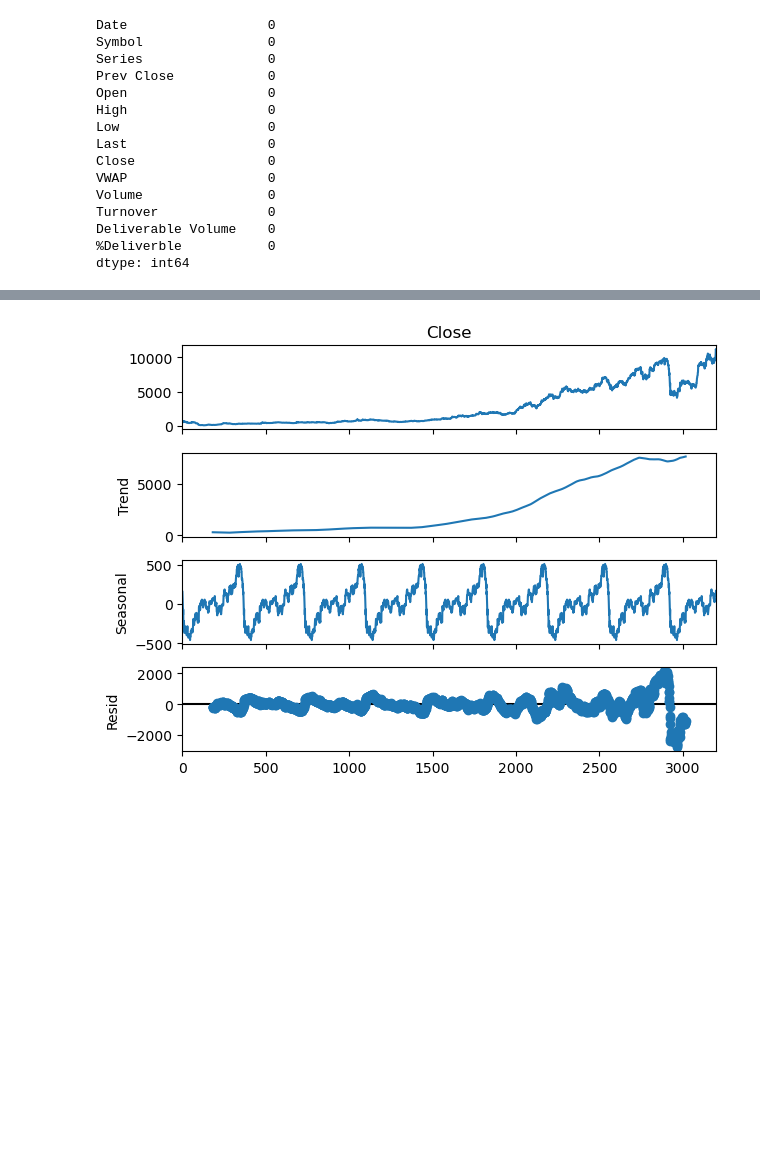
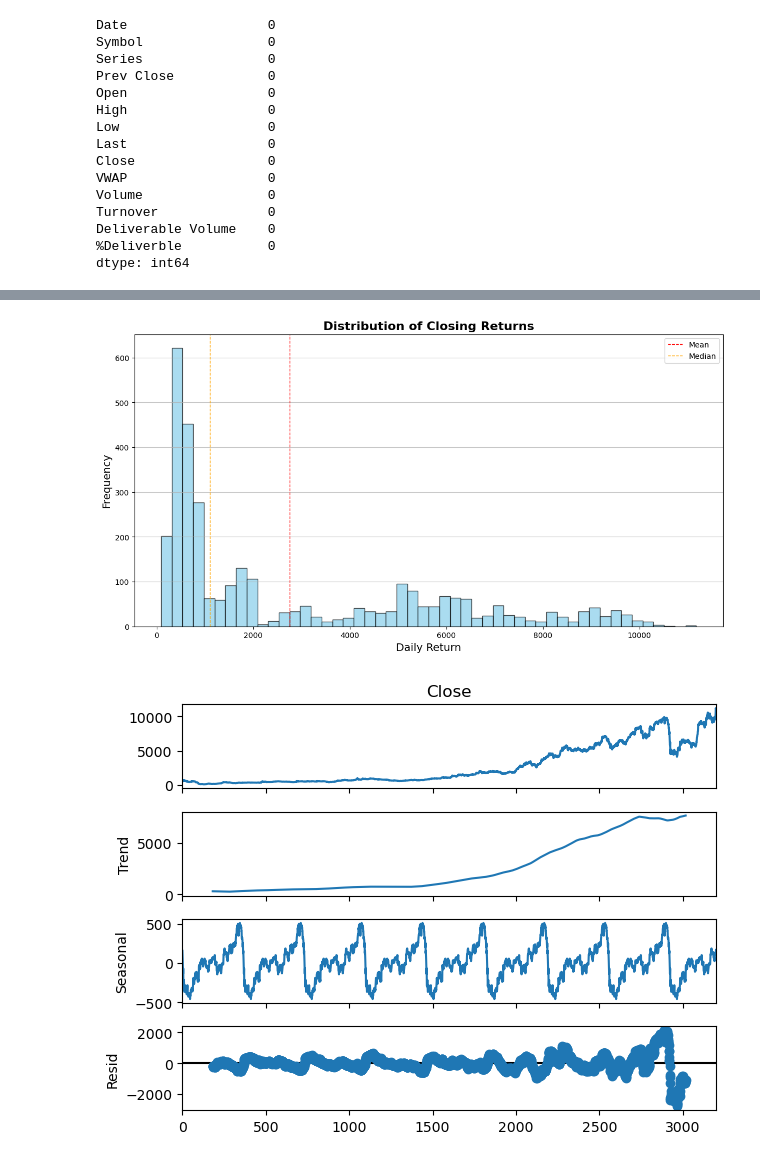
Before and after one commit to falak105/TimeseriesCIA3, a Jupyter notebook: CAI3.ipynb, the cells around one changed output, grey strips where cells are left out. Drawn from its saved outputs; the diff is of its cells as text; code cells hidden in the pictures; blank space fills up the shorter version.

```diff
--- a/CAI3.ipynb
+++ b/CAI3.ipynb
@@ -111,3 +142,16 @@ dtype: int64
+# %%
+plt.figure(figsize=(14, 7))
+plt.hist(df['Close'].dropna(), bins=50, color='skyblue', edgecolor='black', alpha=0.7)
+plt.title('Distribution of Closing Returns', fontsize=16, fontweight='bold')
+plt.xlabel('Daily Return', fontsize=14)
+plt.ylabel('Frequency', fontsize=14)
+plt.axvline(df['Close'].mean(), color='red', linestyle='dashed', linewidth=1, label='Mean')
+plt.axvline(df['Close'].median(), color='orange', linestyle='dashed', linewidth=1, label='Median')
+plt.legend()
+plt.grid(axis='y', alpha=0.75)
+plt.show()
+# %% [output]
+[figure, added]
 # %%
 from statsmodels.tsa.seasonal import seasonal_decompose
 
```
Also changed, not shown: parts of 2 cells of this notebook.
